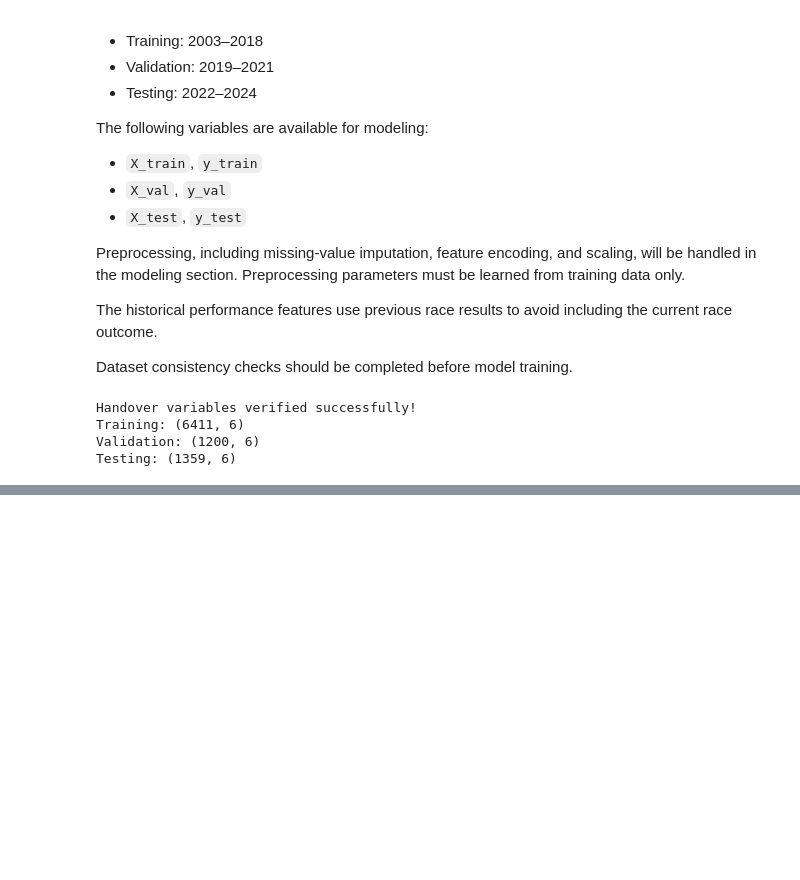
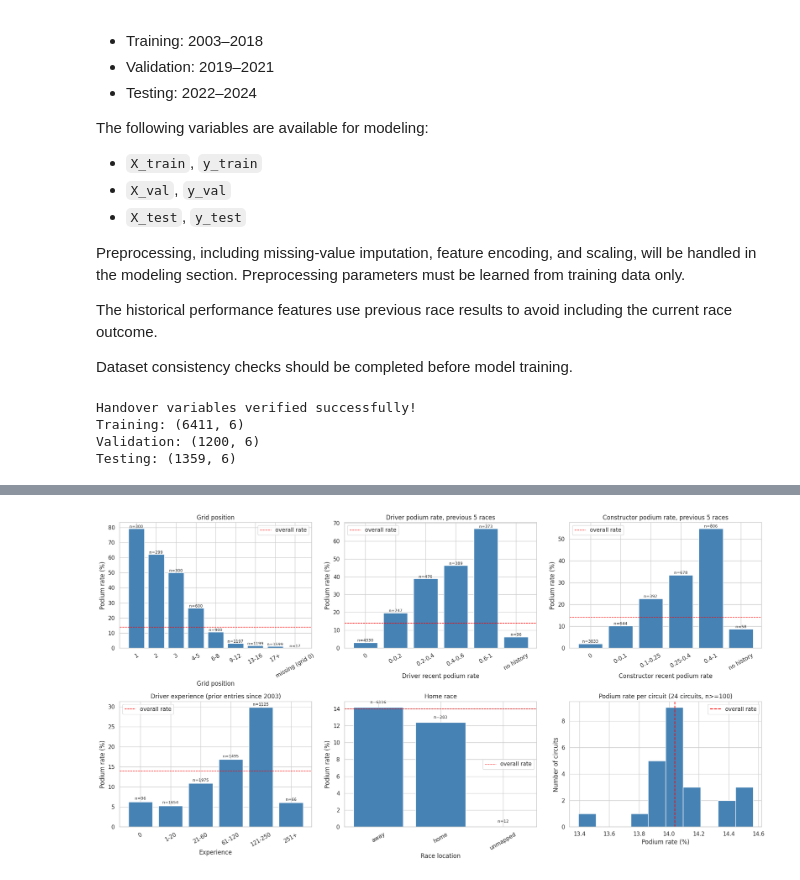
Before and after one commit to saadouncoding/Advanced-Computer-Lab-Project, a Jupyter notebook: F1_Milestone_1.ipynb, the cells around one changed output, grey strips where cells are left out. Saved outputs shown, nothing was run; the diff lists cells and outputs as text; code cells hidden in the pictures; blank space fills up the shorter version.

```diff
--- a/F1_Milestone_1.ipynb
+++ b/F1_Milestone_1.ipynb
@@ -2770,0 +2913,82 @@ Testing: (1359, 6)
+# %%
+train_eda = X_train.copy()
+train_eda["podium"] = y_train
+
+def rate_by_bin(series, bins, labels, nan_label):
+    """Podium rate and count per bin, with missing values as their own group."""
+    binned = pd.cut(series, bins=bins, labels=labels, include_lowest=True).astype(object)
+    binned = binned.where(series.notna(), nan_label)
+    out = train_eda.groupby(binned)["podium"].agg(rate="mean", n="size")
+    order = [l for l in list(labels) + [nan_label] if l in out.index]
+    return out.loc[order]
+
+def bar_with_counts(ax, table, title, xlabel):
+    ax.bar(table.index.astype(str), table["rate"] * 100, color="steelblue")
+    for i, (r, n) in enumerate(zip(table["rate"], table["n"])):
+        ax.text(i, r * 100 + 0.5, f"n={n}", ha="center", fontsize=8)
+    ax.axhline(train_eda["podium"].mean() * 100, color="red", ls="--", lw=1,
+               label="overall rate")
+    ax.set_title(title); ax.set_xlabel(xlabel); ax.set_ylabel("Podium rate (%)")
+    ax.tick_params(axis="x", rotation=30); ax.legend()
+
+fig, axes = plt.subplots(2, 3, figsize=(19, 10))
+
+# 1. Grid position
+grid = rate_by_bin(train_eda["grid_position"],
+                   bins=[0, 1, 2, 3, 5, 8, 12, 16, 30],
+                   labels=["1", "2", "3", "4-5", "6-8", "9-12", "13-16", "17+"],
+                   nan_label="missing (grid 0)")
+bar_with_counts(axes[0, 0], grid, "Grid position", "Grid position")
+
+# 2. Driver recent form
+drv = rate_by_bin(train_eda["driver_recent_podium_rate"],
+                  bins=[0, 0.0001, 0.2, 0.4, 0.6, 1.0],
+                  labels=["0", "0-0.2", "0.2-0.4", "0.4-0.6", "0.6-1"],
+                  nan_label="no history")
+bar_with_counts(axes[0, 1], drv, "Driver podium rate, previous 5 races", "Driver recent podium rate")
+
+# 3. Constructor recent form
+con = rate_by_bin(train_eda["constructor_recent_podium_rate"],
+                  bins=[0, 0.0001, 0.1, 0.25, 0.4, 1.0],
+                  labels=["0", "0-0.1", "0.1-0.25", "0.25-0.4", "0.4-1"],
+                  nan_label="no history")
+bar_with_counts(axes[0, 2], con, "Constructor podium rate, previous 5 races", "Constructor recent podium rate")
+
+# 4. Driver experience
+exp = rate_by_bin(train_eda["driver_experience"],
+                  bins=[-1, 0, 20, 60, 120, 250, 500],
+                  labels=["0", "1-20", "21-60", "61-120", "121-250", "251+"],
+                  nan_label="n/a")
+bar_with_counts(axes[1, 0], exp, "Driver experience (prior entries since 2003)", "Experience")
+
+# 5. Home race
+home = train_eda.groupby(train_eda["home_race"].map({0.0: "away", 1.0: "home"}).fillna("unmapped"))["podium"] \
+                .agg(rate="mean", n="size")
+bar_with_counts(axes[1, 1], home, "Home race", "Race location")
+
+# 6. Circuit: how much does the podium rate vary between circuits?
+circ = train_eda.groupby("circuitId")["podium"].agg(rate="mean", n="size")
+circ = circ[circ["n"] >= 100]
+axes[1, 2].hist(circ["rate"] * 100, bins=10, color="steelblue", edgecolor="white")
+axes[1, 2].axvline(train_eda["podium"].mean() * 100, color="red", ls="--", label="overall rate")
+axes[1, 2].set_title(f"Podium rate per circuit ({len(circ)} circuits, n>=100)")
+axes[1, 2].set_xlabel("Podium rate (%)"); axes[1, 2].set_ylabel("Number of circuits")
+axes[1, 2].legend()
+
+plt.tight_layout()
+plt.show()
+
+# Rank correlation of each numeric feature with the target (and with each other).
+numeric_cols = ["grid_position", "driver_experience", "driver_recent_podium_rate",
+                "constructor_recent_podium_rate", "home_race", "podium"]
+corr = train_eda[numeric_cols].corr(method="spearman")
+plt.figure(figsize=(7, 5.5))
+sns.heatmap(corr, annot=True, fmt=".2f", cmap="coolwarm", center=0)
+plt.title("Spearman correlation (training set, pairwise complete)")
+plt.tight_layout()
+plt.show()
+
+print("Spearman correlation with podium:")
+display(corr["podium"].drop("podium").sort_values(key=abs, ascending=False).round(3).to_frame("rho"))
+# %% [output]
+[figure, added]
```
Also changed, not shown: parts of 38 cells of this notebook.
